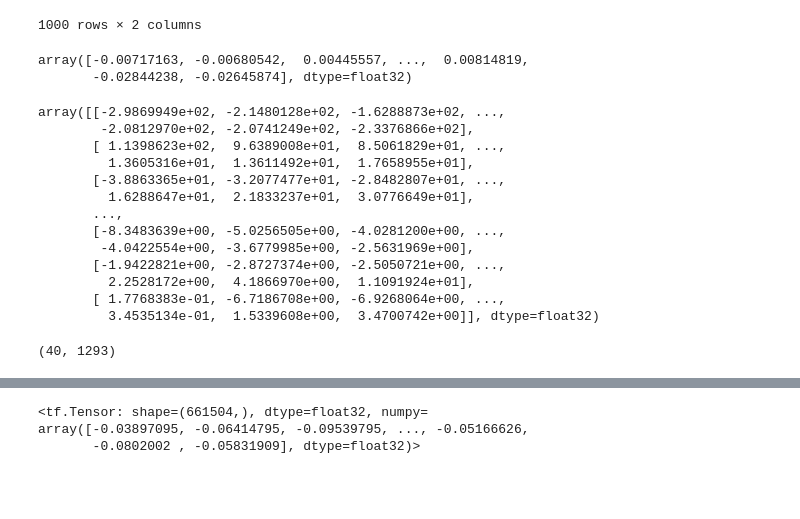
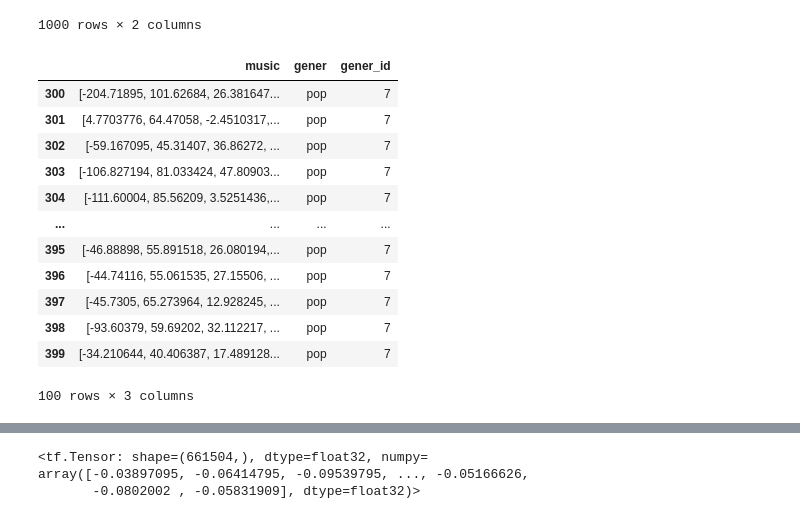
Before and after one commit to Shermukhammat/Classically_Punk, a Jupyter notebook: classically_punk.ipynb, the cells around one changed output, grey strips where cells are left out. Cells and saved outputs as stored; diff of their text form; code cells hidden in the pictures; blank space fills up the shorter version.

```diff
--- a/classically_punk.ipynb
+++ b/classically_punk.ipynb
@@ -161,30 +147,19 @@ df
 | 998 | [-90.757164, 140.44087, -29.08454... | blues |
 | 999 | [-314.57837, 139.9112, 11.903931,... | blues |
 1000 rows × 2 columns
-# %%
-audio, sample_rate = librosa.load(metal)
-audio
-# %% [output]
-array([-0.00717163, -0.00680542,  0.00445557, ...,  0.00814819,
-       -0.02844238, -0.02645874], dtype=float32)
-# %%
-mfccs = librosa.feature.mfcc(y = waw, sr = sample_rate, n_mfcc = 40)
-mfccs
-# %% [output]
-array([[-2.9869949e+02, -2.1480128e+02, -1.6288873e+02, ...,
-        -2.0812970e+02, -2.0741249e+02, -2.3376866e+02],
-       [ 1.1398623e+02,  9.6389008e+01,  8.5061829e+01, ...,
-         1.3605316e+01,  1.3611492e+01,  1.7658955e+01],
-       [-3.8863365e+01, -3.2077477e+01, -2.8482807e+01, ...,
-         1.6288647e+01,  2.1833237e+01,  3.0776649e+01],
-       ...,
-       [-8.3483639e+00, -5.0256505e+00, -4.0281200e+00, ...,
-        -4.0422554e+00, -3.6779985e+00, -2.5631969e+00],
-       [-1.9422821e+00, -2.8727374e+00, -2.5050721e+00, ...,
-         2.2528172e+00,  4.1866970e+00,  1.1091924e+01],
-       [ 1.7768383e-01, -6.7186708e+00, -6.9268064e+00, ...,
-         3.4535134e-01,  1.5339608e+00,  3.4700742e+00]], dtype=float32)
-# %%
-mfccs.shape
-# %% [output]
-(40, 1293)
+# %%
+df[df.gener == 'pop']
+# %% [output]
+|  | music | gener | gener_id |
+| 300 | [-204.71895, 101.62684, 26.381647... | pop | 7 |
+| 301 | [4.7703776, 64.47058, -2.4510317,... | pop | 7 |
+| 302 | [-59.167095, 45.31407, 36.86272, ... | pop | 7 |
+| 303 | [-106.827194, 81.033424, 47.80903... | pop | 7 |
+| 304 | [-111.60004, 85.56209, 3.5251436,... | pop | 7 |
+| ... | ... | ... | ... |
+| 395 | [-46.88898, 55.891518, 26.080194,... | pop | 7 |
+| 396 | [-44.74116, 55.061535, 27.15506, ... | pop | 7 |
+| 397 | [-45.7305, 65.273964, 12.928245, ... | pop | 7 |
+| 398 | [-93.60379, 59.69202, 32.112217, ... | pop | 7 |
+| 399 | [-34.210644, 40.406387, 17.489128... | pop | 7 |
+100 rows × 3 columns
```
Also changed, not shown: parts of 19 cells of this notebook.
